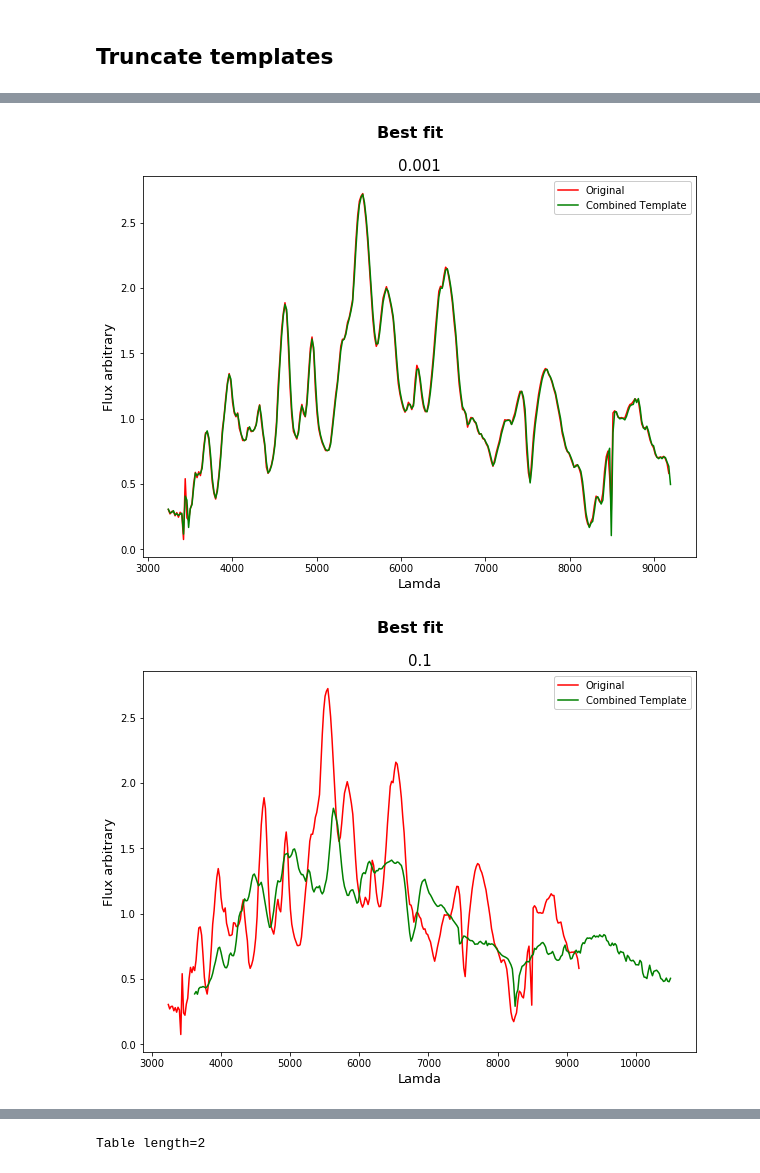
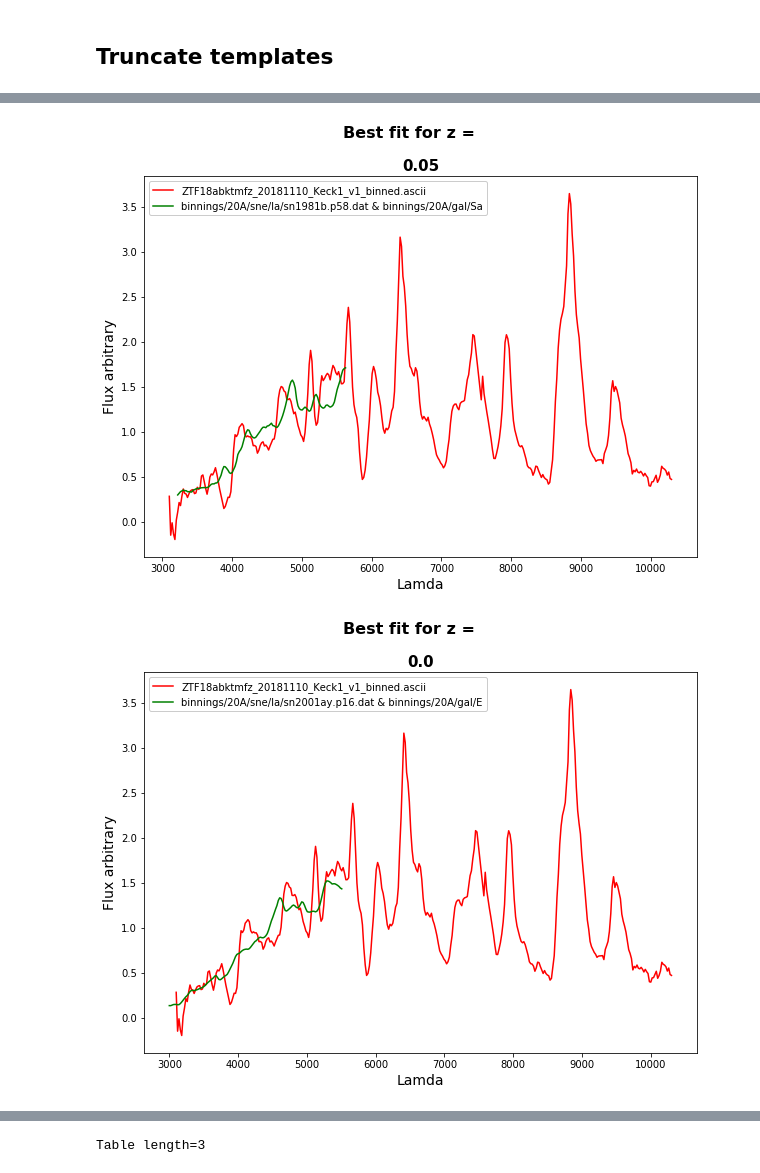
Before and after one commit to oyaron/NGSF, a Jupyter notebook: SF_functions.ipynb, the cells around one changed output, grey strips where cells are left out. Saved outputs shown, nothing was run; the diff lists cells and outputs as text; code cells hidden in the pictures.

```diff
--- a/SF_functions.ipynb
+++ b/SF_functions.ipynb
@@ -104,15 +113,26 @@ def savitzky_golay(data):
 # %% [markdown]
 ## Extinction law
 # %%
-A_v = 1
 
-def Alam(lamin, A_v):
+def Alam(lamin):
+
+    A_v = 1
+
+    R_v = 3.1
 
 
-    #Add extinction with R_v = 3.1 and A_v = 1
+    '''
+
+    Add extinction with R_v = 3.1 and A_v = 1, A_v = 1 in order to find the constant of proportionality for
+
+    the extinction law.
+
+    '''
+
 
     flux = np.ones(len(lamin))
-    redreturn = apply(ccm89(lamin, 1.0, 3.1), flux)
+
+    redreturn = apply(ccm89(lamin, A_v, R_v), flux)
 
     return redreturn
 # %% [markdown]
@@ -138,0 +781,6 @@ def select_templates(DATABASE, TYPES):
+# %%
+number = 3
+
+redshift      =    np.linspace(0,0.1,number)
+
+extconstant  =    np.linspace(-2,2,number)
@@ -894,5 +840,5 @@ z = np.linspace(0.001,0.1,2)
 # %%
-enter_z(z)
+enter_z(redshift)
 # %% [output]
-[figure, old version]
+[figure, new version]
-[figure, old version]
+[figure, new version]
@@ -899,3 +846,3 @@ enter_z(z)
-Table length=2
+Table length=3
 | OBJECT | GALAXY | SN | CONST_SN | CONST_GAL | Z | A_v | CHI2 |
 | bytes100 | bytes100 | bytes100 | float32 | float32 | float32 | float32 | float32 |
```
Also changed, not shown: parts of 50 cells of this notebook.
